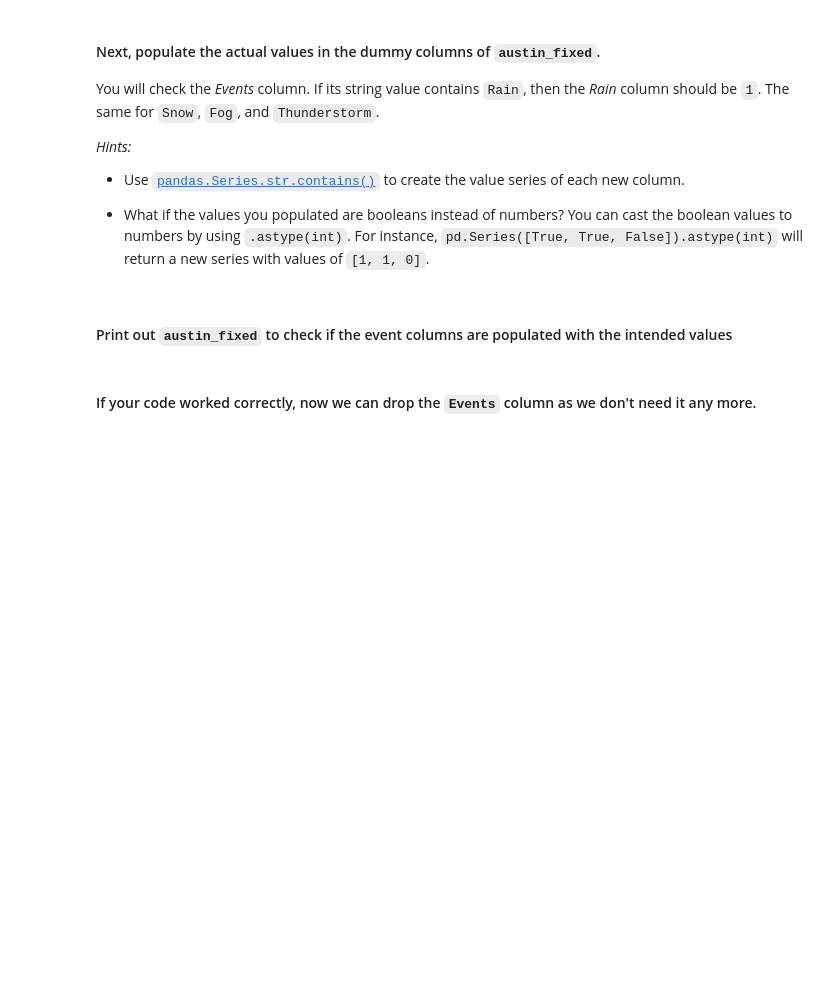
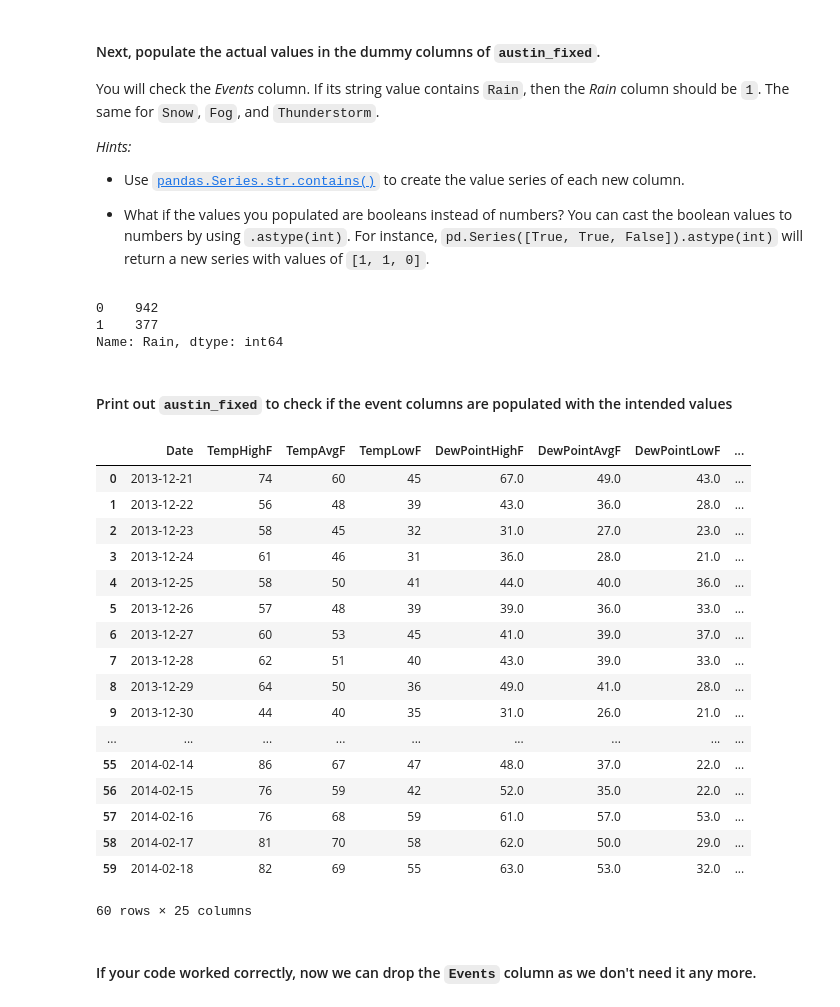
Before and after one commit to ironhack-datalabs/dataV2-labs, a Jupyter notebook: module-3/Intro-to-ML/your-code/main.ipynb, the cells around one changed output. Cells and saved outputs as stored; diff of their text form; code cells hidden in the pictures; blank space fills up the shorter version.

```diff
--- a/module-3/Intro-to-ML/your-code/main.ipynb
+++ b/module-3/Intro-to-ML/your-code/main.ipynb
@@ -116,9 +282,7 @@ Over 10% data missing! Therefore, we prefer to remove this column instead of fil
 
 [Reference for `pandas.DataFrame.drop`](https://pandas.pydata.org/pandas-docs/stable/generated/pandas.DataFrame.drop.html)
 # %%
-# Your code here
-
+austin.drop(['PrecipitationSumInches'], axis=1, inplace=True)
 
 # Print `austin` to confirm the column is indeed removed
-
 austin
@@ -134,0 +311,4 @@ In the following cell, use the `.interpolate()` function on the entire dataframe
+# %%
+austin_fixed = austin.interpolate(inplace=False)
+austin_fixed
+austin_fixed.isna().sum()
@@ -158,10 +386,10 @@ How? We will create a new column for each type of events (i.e. *Rain*, *Snow*, *
 Below we provide you a list of all event types. Loop the list and create a dummy column with `0` values for each event in `austin_fixed`. To create a new dummy column with `0` values, simply use `austin_fixed[event] = 0`.
 # %%
 event_list = ['Snow', 'Fog', 'Rain', 'Thunderstorm']
-
-# Your code here
-
+austin_fixed['Snow'] = 0
+austin_fixed['Fog'] = 0
+austin_fixed['Rain'] = 0
+austin_fixed['Thunderstorm'] = 0
 
 # Print your new dataframe to check whether new columns have been created:
-
 austin_fixed
@@ -180,2 +420,14 @@ You will check the *Events* column. If its string value contains `Rain`, then th
+# %%
+import re
+#austin_fixed.Series.str.contains('Rain', regex=False)
+austin_fixed['Rain'] = austin_fixed['Events'].str.contains('Rain').astype(int)
+austin_fixed['Snow'] = austin_fixed['Events'].str.contains('Snow').astype(int)
+austin_fixed['Fog'] = austin_fixed['Events'].str.contains('Fog').astype(int)
+austin_fixed['Thunderstorm'] = austin_fixed['Events'].str.contains('Thunderstorm').astype(int)
+austin_fixed['Rain'].value_counts()
+# %% [output]
+0    942
+1    377
+Name: Rain, dtype: int64
 # %% [markdown]
 #### Print out `austin_fixed` to check if the event columns are populated with the intended values
@@ -184,2 +434,23 @@ You will check the *Events* column. If its string value contains `Rain`, then th
+# %%
+austin_fixed.head(60)
+# %% [output]
+|  | Date | TempHighF | TempAvgF | TempLowF | DewPointHighF | DewPointAvgF | DewPointLowF | ... |
+| 0 | 2013-12-21 | 74 | 60 | 45 | 67.0 | 49.0 | 43.0 | ... |
+| 1 | 2013-12-22 | 56 | 48 | 39 | 43.0 | 36.0 | 28.0 | ... |
+| 2 | 2013-12-23 | 58 | 45 | 32 | 31.0 | 27.0 | 23.0 | ... |
+| 3 | 2013-12-24 | 61 | 46 | 31 | 36.0 | 28.0 | 21.0 | ... |
+| 4 | 2013-12-25 | 58 | 50 | 41 | 44.0 | 40.0 | 36.0 | ... |
+| 5 | 2013-12-26 | 57 | 48 | 39 | 39.0 | 36.0 | 33.0 | ... |
+| 6 | 2013-12-27 | 60 | 53 | 45 | 41.0 | 39.0 | 37.0 | ... |
+| 7 | 2013-12-28 | 62 | 51 | 40 | 43.0 | 39.0 | 33.0 | ... |
+| 8 | 2013-12-29 | 64 | 50 | 36 | 49.0 | 41.0 | 28.0 | ... |
+| 9 | 2013-12-30 | 44 | 40 | 35 | 31.0 | 26.0 | 21.0 | ... |
+| ... | ... | ... | ... | ... | ... | ... | ... | ... |
+| 55 | 2014-02-14 | 86 | 67 | 47 | 48.0 | 37.0 | 22.0 | ... |
+| 56 | 2014-02-15 | 76 | 59 | 42 | 52.0 | 35.0 | 22.0 | ... |
+| 57 | 2014-02-16 | 76 | 68 | 59 | 61.0 | 57.0 | 53.0 | ... |
+| 58 | 2014-02-17 | 81 | 70 | 58 | 62.0 | 50.0 | 29.0 | ... |
+| 59 | 2014-02-18 | 82 | 69 | 55 | 63.0 | 53.0 | 32.0 | ... |
+60 rows × 25 columns
 # %% [markdown]
 #### If your code worked correctly, now we can drop the `Events` column as we don't need it any more.
```
Also changed, not shown: parts of 47 cells of this notebook, 1 other file.
